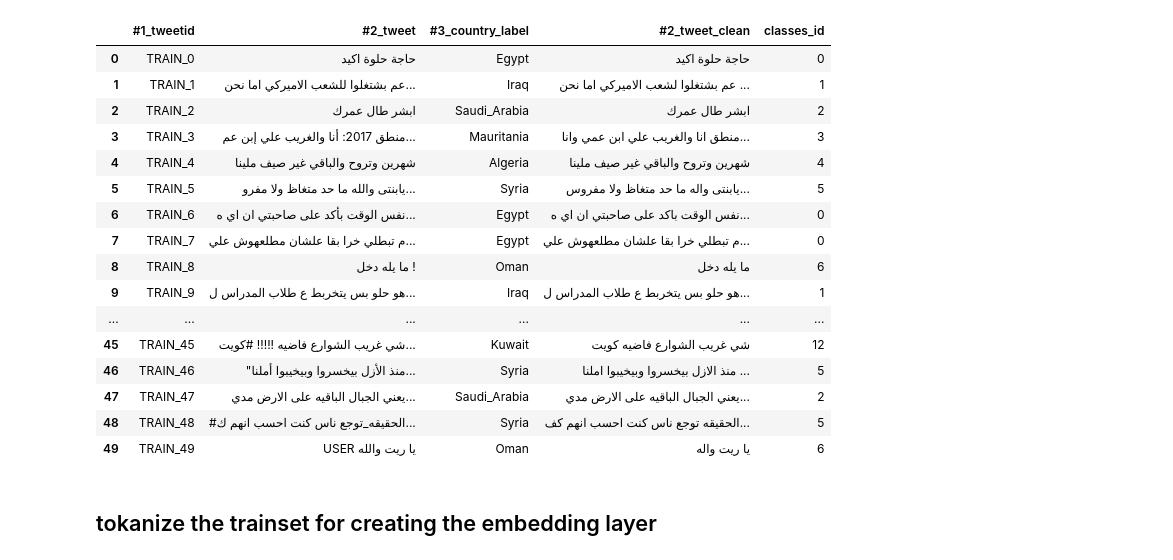
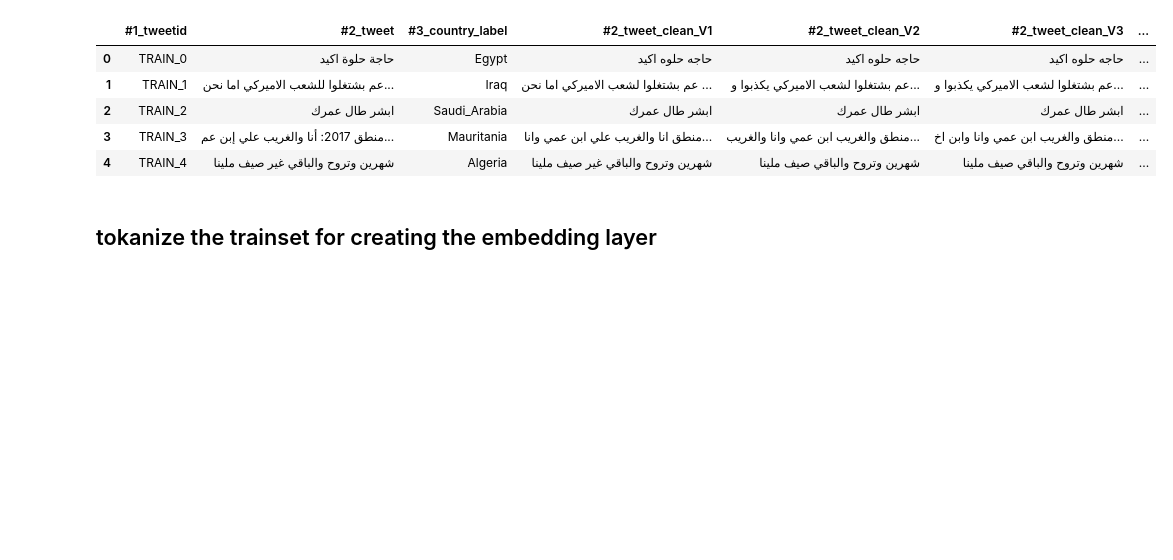
Before and after one commit to OmarSayedMostafa/Nuanced-Arabic-Dialect-Identification, a Jupyter notebook: LSTM.ipynb, the cells around one changed output. Drawn from its saved outputs; the diff is of its cells as text; code cells hidden in the pictures; blank space fills up the shorter version.

```diff
--- a/LSTM.ipynb
+++ b/LSTM.ipynb
@@ -54,7 +46 @@ def find_class_id_from_name(class_name):
-# %%
-train_data['classes_id']=train_data['#3_country_label'].apply(find_class_id_from_name)
-test_data['classes_id']=test_data['#3_country_label'].apply(find_class_id_from_name)
-
-# train_data['#2_tweet_clean']=train_data['#2_tweet_clean'].apply(clean_arabic_tweet)
-# test_data['#2_tweet_clean']=test_data['#2_tweet_clean'].apply(clean_arabic_tweet)
 # %%
@@ -66,23 +52,12 @@ test_y = test_data['classes_id'].tolist()
 # %%
-train_data.head(50)
+train_data.head()
 # %% [output]
-|  | #1_tweetid | #2_tweet | #3_country_label | #2_tweet_clean | classes_id |
-| 0 | TRAIN_0 | حاجة حلوة اكيد | Egypt | حاجة حلوة اكيد | 0 |
-| 1 | TRAIN_1 | عم بشتغلوا للشعب الاميركي اما نحن... | Iraq | عم بشتغلوا لشعب الاميركي اما نحن ... | 1 |
-| 2 | TRAIN_2 | ابشر طال عمرك | Saudi_Arabia | ابشر طال عمرك | 2 |
-| 3 | TRAIN_3 | منطق 2017: أنا والغريب علي إبن عم... | Mauritania | منطق انا والغريب علي ابن عمي وانا... | 3 |
-| 4 | TRAIN_4 | شهرين وتروح والباقي غير صيف ملينا | Algeria | شهرين وتروح والباقي غير صيف ملينا | 4 |
-| 5 | TRAIN_5 | يابنتى والله ما حد متغاظ ولا مفرو... | Syria | يابنتى واله ما حد متغاظ ولا مفروس... | 5 |
-| 6 | TRAIN_6 | نفس الوقت بأكد على صاحبتي ان اي ه... | Egypt | نفس الوقت باكد على صاحبتي ان اي ه... | 0 |
-| 7 | TRAIN_7 | م تبطلي خرا بقا علشان مطلعهوش علي... | Egypt | م تبطلي خرا بقا علشان مطلعهوش علي... | 0 |
-| 8 | TRAIN_8 | ما يله دخل ! | Oman | ما يله دخل | 6 |
-| 9 | TRAIN_9 | هو حلو بس يتخربط ع طلاب المدراس ل... | Iraq | هو حلو بس يتخربط ع طلاب المدراس ل... | 1 |
-| ... | ... | ... | ... | ... | ... |
-| 45 | TRAIN_45 | شي غريب الشوارع فاضيه !!!!! #كويت... | Kuwait | شي غريب الشوارع فاضيه كويت | 12 |
-| 46 | TRAIN_46 | "منذ الأزل بيخسروا وبيخيبوا أملنا... | Syria | منذ الازل بيخسروا وبيخيبوا املنا ... | 5 |
-| 47 | TRAIN_47 | يعني الجبال الباقيه على الارض مدي... | Saudi_Arabia | يعني الجبال الباقيه على الارض مدي... | 2 |
-| 48 | TRAIN_48 | #الحقيقه_توجع ناس كنت احسب انهم ك... | Syria | الحقيقه توجع ناس كنت احسب انهم كف... | 5 |
-| 49 | TRAIN_49 | USER يا ريت والله | Oman | يا ريت واله | 6 |
+|  | #1_tweetid | #2_tweet | #3_country_label | #2_tweet_clean_V1 | #2_tweet_clean_V2 | #2_tweet_clean_V3 | ... |
+| 0 | TRAIN_0 | حاجة حلوة اكيد | Egypt | حاجه حلوه اكيد | حاجه حلوه اكيد | حاجه حلوه اكيد | ... |
+| 1 | TRAIN_1 | عم بشتغلوا للشعب الاميركي اما نحن... | Iraq | عم بشتغلوا لشعب الاميركي اما نحن ... | عم بشتغلوا لشعب الاميركي يكذبوا و... | عم بشتغلوا لشعب الاميركي يكذبوا و... | ... |
+| 2 | TRAIN_2 | ابشر طال عمرك | Saudi_Arabia | ابشر طال عمرك | ابشر طال عمرك | ابشر طال عمرك | ... |
+| 3 | TRAIN_3 | منطق 2017: أنا والغريب علي إبن عم... | Mauritania | منطق انا والغريب علي ابن عمي وانا... | منطق والغريب ابن عمي وانا والغريب... | منطق والغريب ابن عمي وانا وابن اخ... | ... |
+| 4 | TRAIN_4 | شهرين وتروح والباقي غير صيف ملينا | Algeria | شهرين وتروح والباقي غير صيف ملينا | شهرين وتروح والباقي صيف ملينا | شهرين وتروح والباقي صيف ملينا | ... |
 # %% [markdown]
 ## tokanize the trainset for creating the embedding layer
 # %%
```
Also changed, not shown: parts of 12 cells of this notebook, 4 other files.
